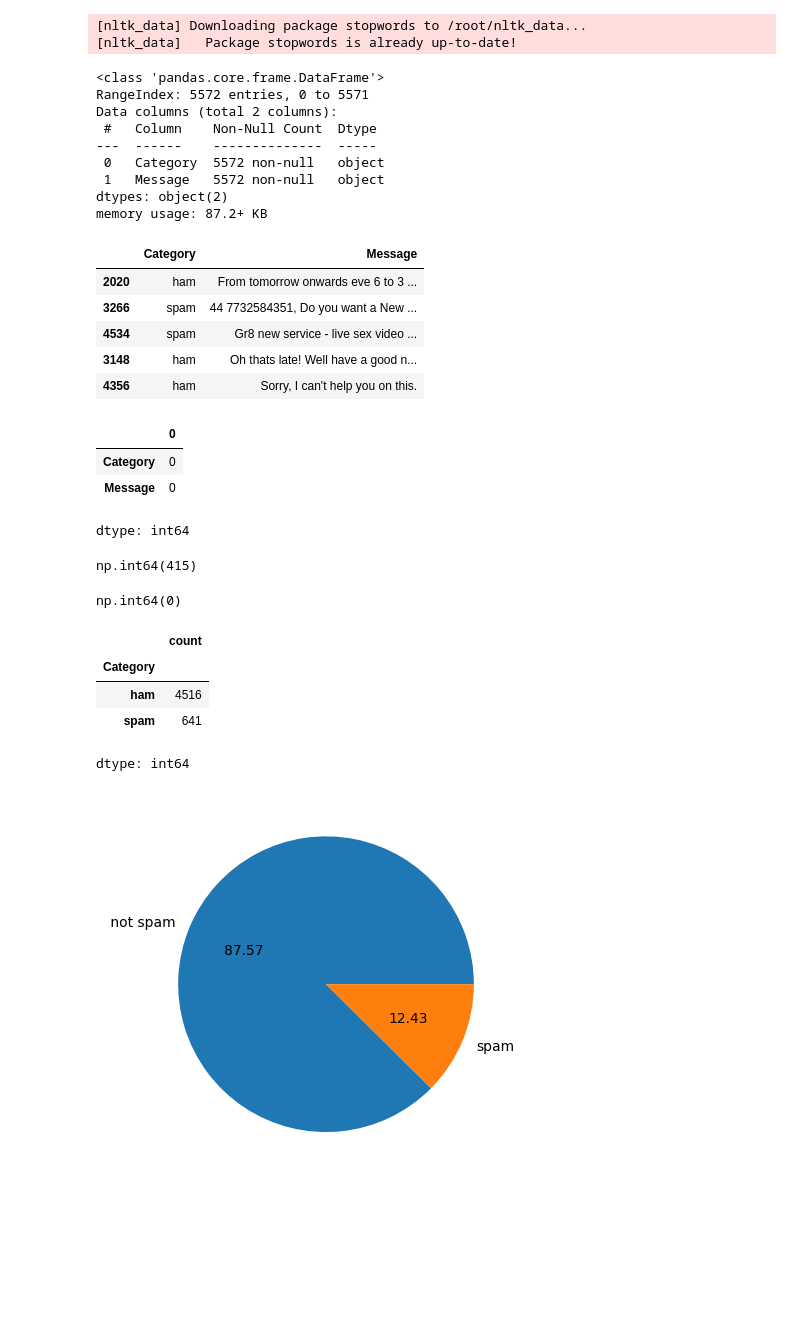
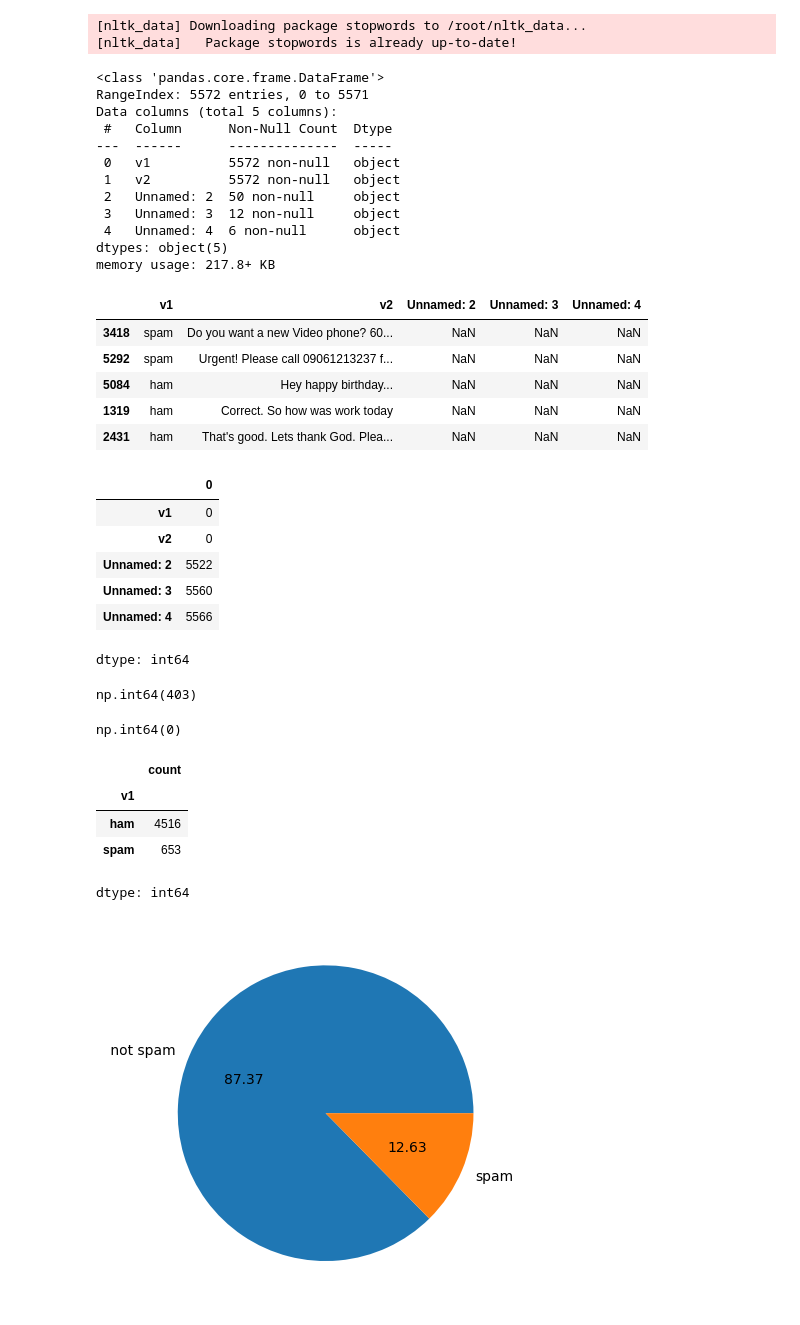
Before and after one commit to Thoshani/email-spam-detector, a Jupyter notebook: email_spam_detection.ipynb, the cells around one changed output. Cells and saved outputs as stored; diff of their text form; code cells hidden in the pictures; blank space fills up the shorter version.

```diff
--- a/email_spam_detection.ipynb
+++ b/email_spam_detection.ipynb
@@ -18,50 +20,56 @@ stop_words = set(stopwords.words('english'))
 [nltk_data] Downloading package stopwords to /root/nltk_data...
 [nltk_data]   Package stopwords is already up-to-date!
 # %%
-# Step 2: Load and Prepare Dataset
-data = pd.read_csv("/content/mail_data.csv", encoding='latin-1')
+#  Step 2: Load and Prepare Dataset
+data = pd.read_csv("/content/spam (1).csv", encoding='latin-1')
 
 # Keep only the useful columns (assumes 'Category' and 'Message')
-emails = data[['Category', 'Message']].copy()
+emails = data[['v1', 'v2']].copy()
 emails.columns = ['label', 'text']
 # %%
 data.info()
 # %% [output]
 <class 'pandas.core.frame.DataFrame'>
 RangeIndex: 5572 entries, 0 to 5571
-Data columns (total 2 columns):
- #   Column    Non-Null Count  Dtype
----  ------    --------------  -----
- 0   Category  5572 non-null   object
- 1   Message   5572 non-null   object
-dtypes: object(2)
-memory usage: 87.2+ KB
+Data columns (total 5 columns):
+ #   Column      Non-Null Count  Dtype
+---  ------      --------------  -----
+ 0   v1          5572 non-null   object
+ 1   v2          5572 non-null   object
+ 2   Unnamed: 2  50 non-null     object
+ 3   Unnamed: 3  12 non-null     object
+ 4   Unnamed: 4  6 non-null      object
+dtypes: object(5)
+memory usage: 217.8+ KB
 # %%
 
 #inplace= True because we permanently want to bring change in the original dataset
 data.sample(5)
 # %% [output]
-|  | Category | Message |
-| 2020 | ham | From tomorrow onwards eve 6 to 3 ... |
-| 3266 | spam | 44 7732584351, Do you want a New ... |
-| 4534 | spam | Gr8 new service - live sex video ... |
-| 3148 | ham | Oh thats late! Well have a good n... |
-| 4356 | ham | Sorry, I can't help you on this. |
+|  | v1 | v2 | Unnamed: 2 | Unnamed: 3 | Unnamed: 4 |
+| 3418 | spam | Do you want a new Video phone? 60... | NaN | NaN | NaN |
+| 5292 | spam | Urgent! Please call 09061213237 f... | NaN | NaN | NaN |
+| 5084 | ham | Hey happy birthday... | NaN | NaN | NaN |
+| 1319 | ham | Correct. So how was work today | NaN | NaN | NaN |
+| 2431 | ham | That's good. Lets thank God. Plea... | NaN | NaN | NaN |
 # %%
 #now lets check the missing values
 data.isnull().sum()
 # there are no missing values
 # %% [output]
 |  | 0 |
-| Category | 0 |
-| Message | 0 |
+| v1 | 0 |
+| v2 | 0 |
+| Unnamed: 2 | 5522 |
+| Unnamed: 3 | 5560 |
+| Unnamed: 4 | 5566 |
 dtype: int64
 # %%
 
 # now lets check for duplicated value
 data.duplicated().sum()
 # %% [output]
-np.int64(415)
+np.int64(403)
 # %%
 
 #remove the duplicates
@@ -80,11 +88,11 @@ import seaborn as sns
 import matplotlib.pyplot as plt
 # %%
 
-data['Category'].value_counts()
+data['v1'].value_counts()
 # %% [output]
 |  | count |
-| Category |  |
+| v1 |  |
 | ham | 4516 |
-| spam | 641 |
+| spam | 653 |
 dtype: int64
 # %%
```
Also changed, not shown: parts of 14 cells of this notebook.
